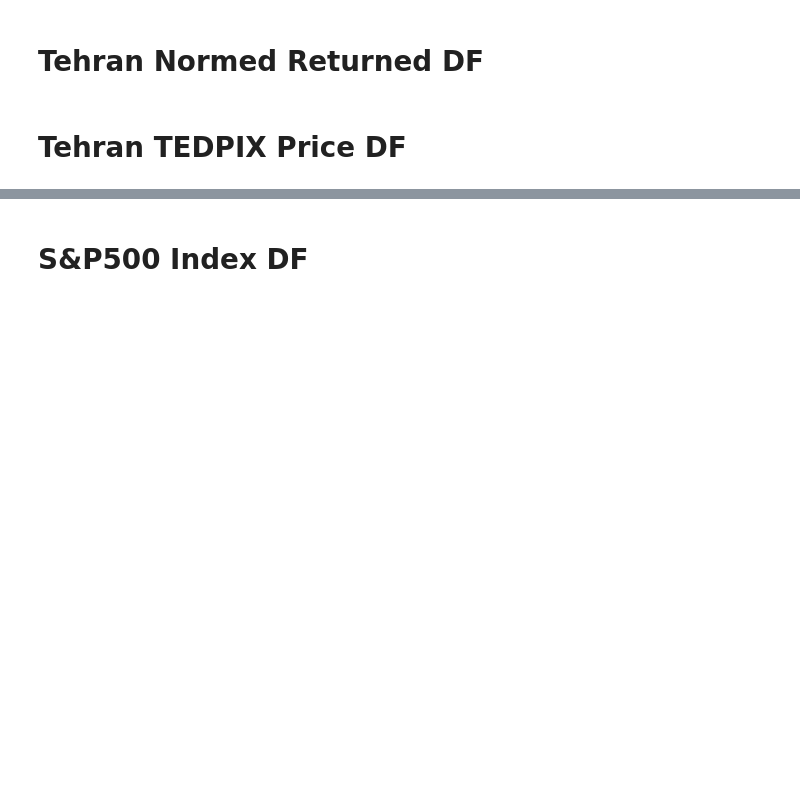
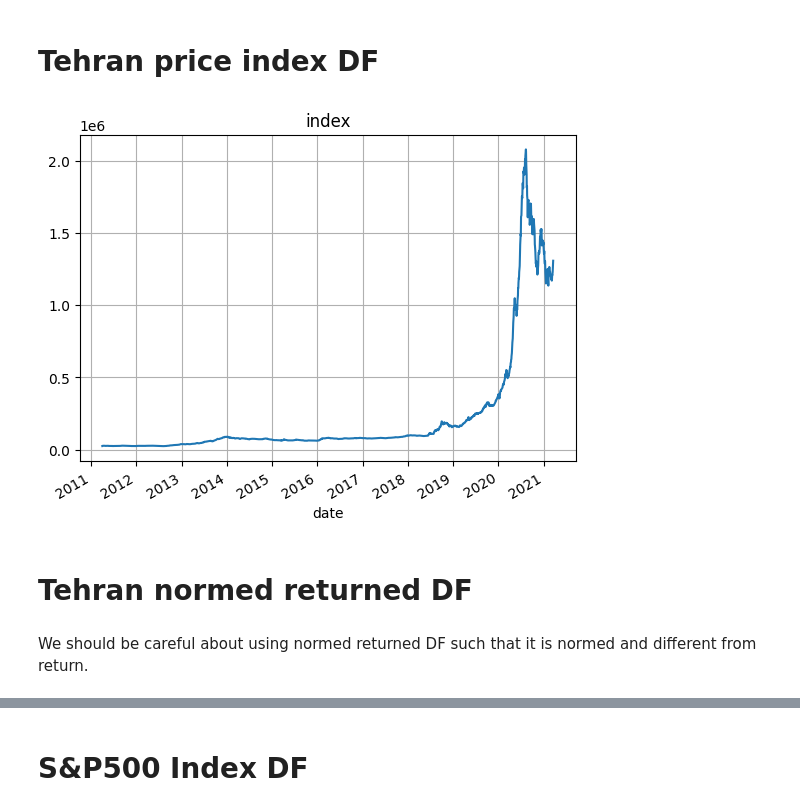
Before and after one commit to hossein4527/Time_Series_Trend_Forcasting, a Jupyter notebook: Codes/Data_Validation.ipynb, the cells around one changed output, grey strips where cells are left out. Saved outputs shown, nothing was run; the diff lists cells and outputs as text; code cells hidden in the pictures; blank space fills up the shorter version.

Commit message:
Data Frames has been validated

```diff
--- a/Codes/Data_Validation.ipynb
+++ b/Codes/Data_Validation.ipynb
@@ -3,2 +4,0 @@ import pandas as pd
-# %% [markdown]
-# Tehran Normed Returned DF
@@ -7,4 +5,14 @@ tehran_df = pd.read_excel('/Users/hossein4527/MEGA/MEGAsync/Commit/Neda_PhD/TEDP
 # %% [markdown]
-# Tehran TEDPIX Price DF
+# Tehran price index DF
 # %%
-tehran_index = pd.read_excel('/Users/hossein4527/MEGA/MEGAsync/Commit/Neda_PhD/TEDPIX_Trend_Analysis/Data/refined/refined_data/complete_network_bothRegiming.xlsx').set_index('date')['index'].values
+tehran_index = pd.read_excel('../Data/Tehran_Indexes_Price_NoRegime.xlsx').set_index('date')
+# %%
+tehran_index[tehran_index.columns[0]].plot()
+plt.title(tehran_index.columns[0])
+plt.grid()
+# %% [output]
+[figure, added]
+# %% [markdown]
+# Tehran normed returned DF
+# %% [markdown]
+We should be careful about using normed returned DF such that it is normed and different from return.
```
Also changed, not shown: parts of 6 cells of this notebook, 2 other files.
